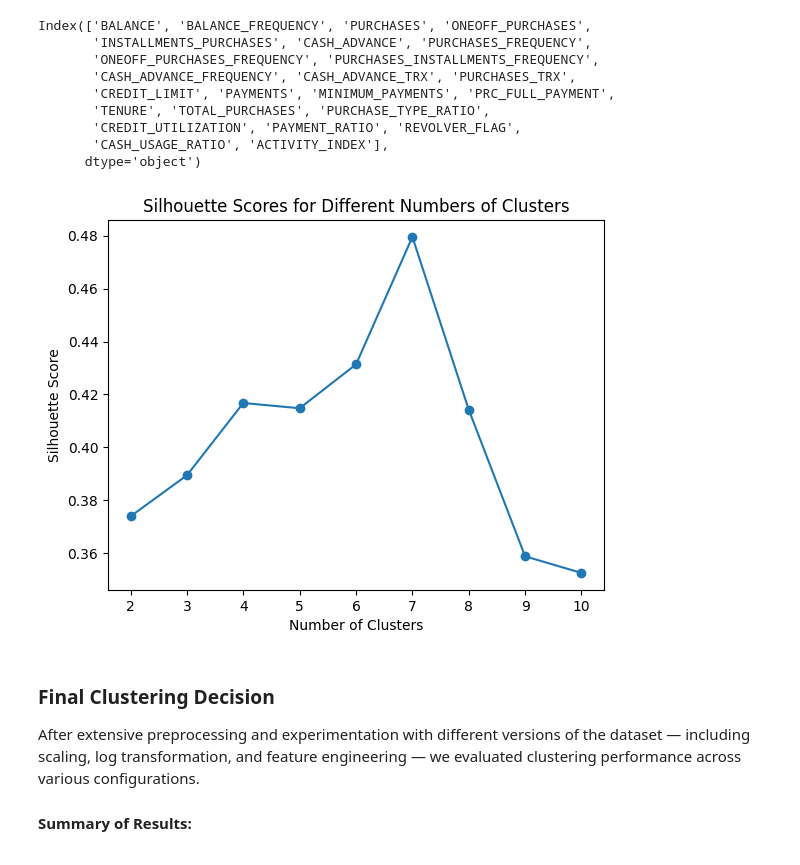
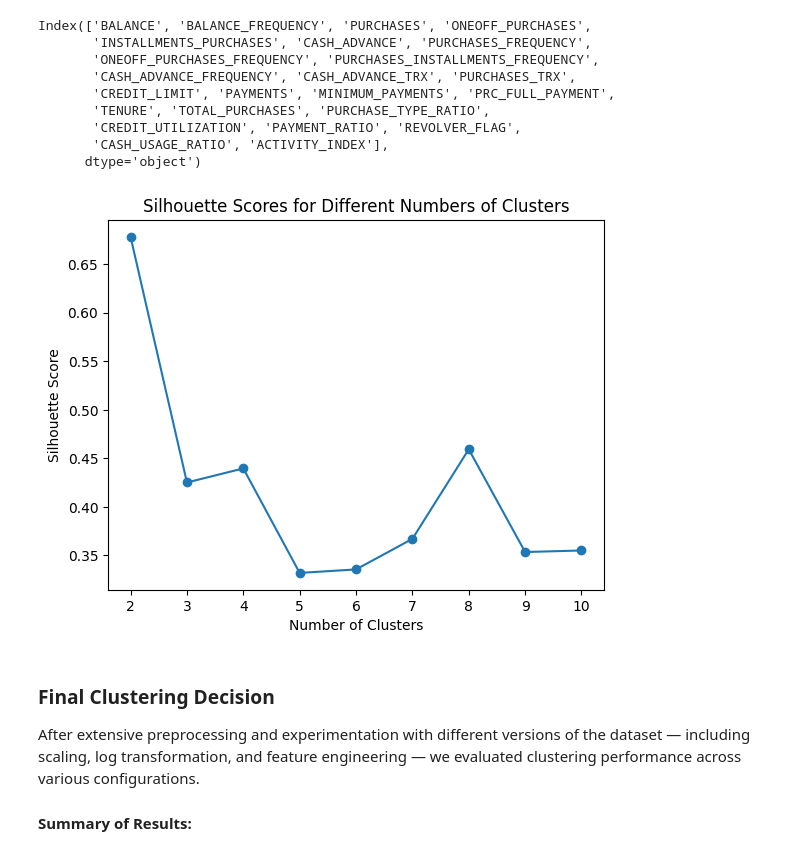
Before and after one commit to Sudais-shah/Bank-Customer-Segmentation-Targeted-Marketing-for-Wealth-Management, a Jupyter notebook: notebooks/02_data-cleaning-preprocessing.ipynb, the cells around one changed output. Cells and saved outputs as stored; diff of their text form; code cells hidden in the pictures.

```diff
--- a/notebooks/02_data-cleaning-preprocessing.ipynb
+++ b/notebooks/02_data-cleaning-preprocessing.ipynb
@@ -291,9 +313,9 @@ df_feature_engineered = df_cleaned.copy()
 # %%
 df_feature_engineered = np.log1p(df_feature_engineered)
 # %%
-evaluate_scaling_method(df_transformed)
+evaluate_scaling_method(df_feature_engineered)
 # %% [output]
-[figure, old version]
+[figure, new version]
 # %%
 df_feature_engineered.to_csv('../data/processed/final_dataset_for_clustering.csv', index=False)
 # %% [markdown]
```
Also changed, not shown: parts of 2 cells of this notebook, 2 other files.
